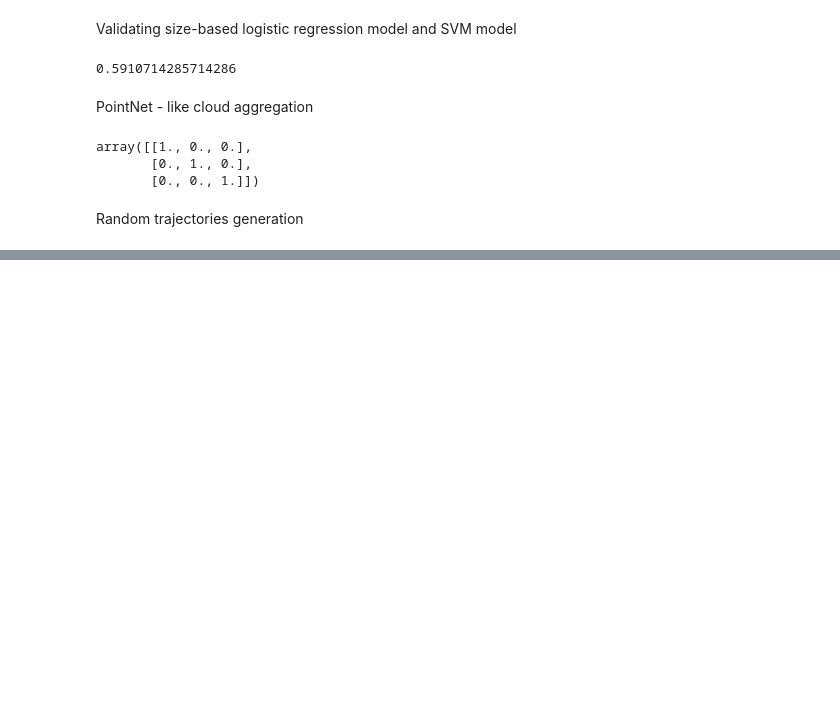
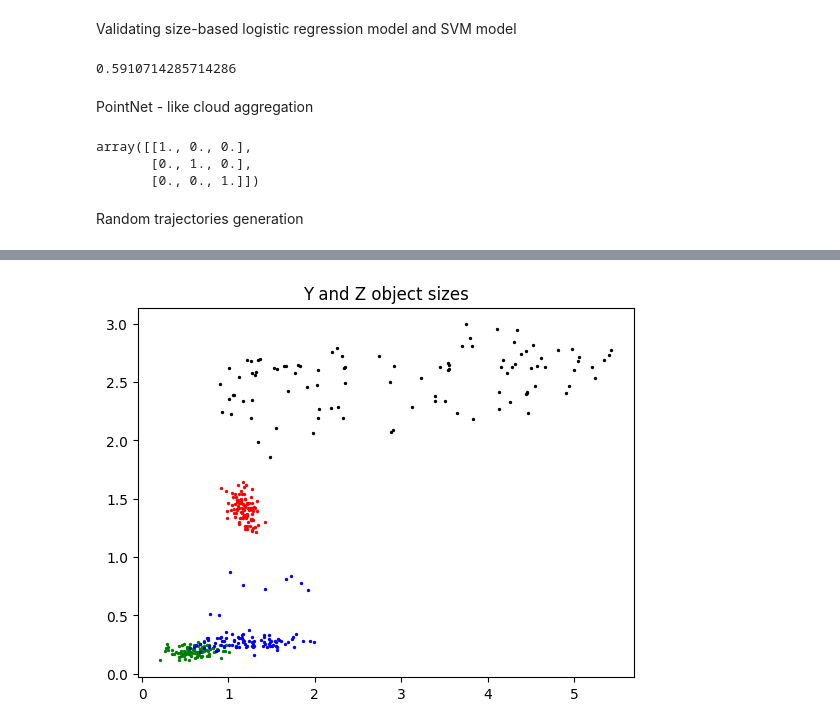
Before and after one commit to aaboiko/buoy_sonar_python, a Jupyter notebook: utils.ipynb, the cells around one changed output, grey strips where cells are left out. Saved outputs shown, nothing was run; the diff lists cells and outputs as text; code cells hidden in the pictures; blank space fills up the shorter version.

```diff
--- a/utils.ipynb
+++ b/utils.ipynb
@@ -711,0 +796,21 @@ plt.show()
+# %%
+for i in range(n):
+    name = names[i]
+    x = y_sizes[i]
+    y = z_sizes[i]
+
+    if name == 'sphere':
+        color = color_sphere
+    if name == 'human':
+        color = color_human
+    if name == 'dolphin':
+        color = color_dolphin
+    if name == 'drone':
+        color = color_drone
+
+    plt.scatter(x, y, s=2, color=color)
+
+plt.title('Y and Z object sizes')
+plt.show()
+# %% [output]
+[figure, added]
```
Also changed, not shown: parts of 9 cells of this notebook, 4 other files.
